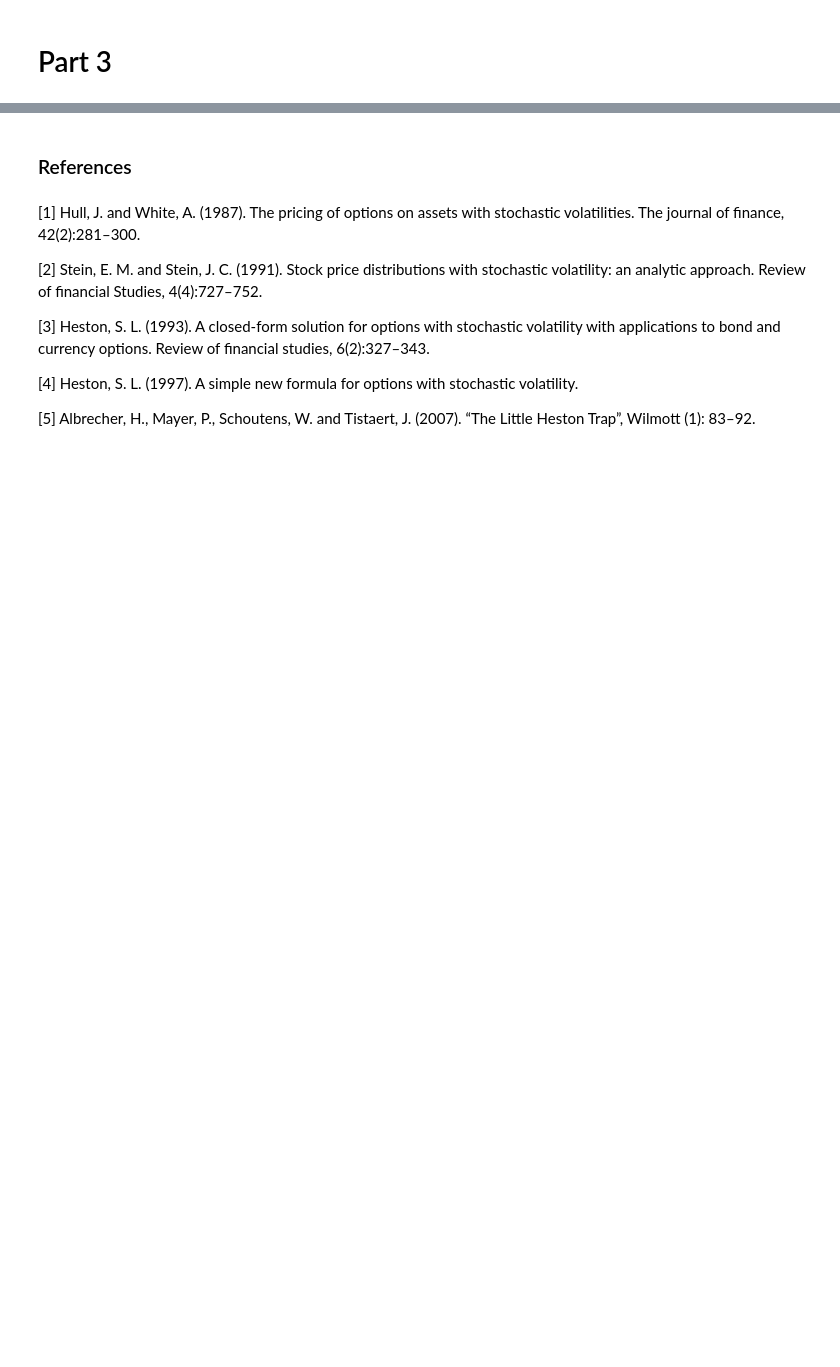
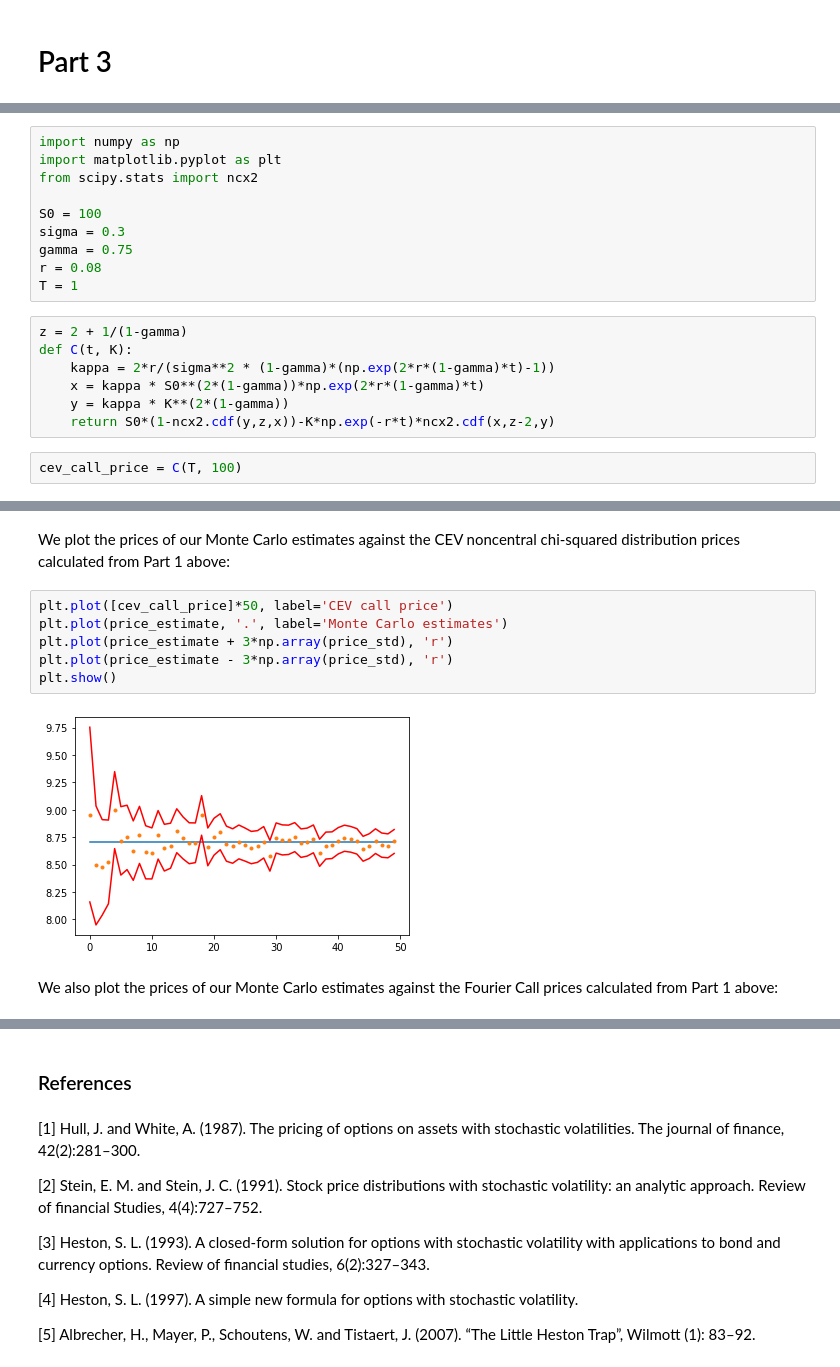
Before and after one commit to kyle-nguyennn/wqu-computational-finance, a Jupyter notebook: week5/Week 5.ipynb, the cells around one changed output, grey strips where cells are left out. Cells and saved outputs as stored; diff of their text form; blank space fills up the shorter version.

```diff
--- a/week5/Week 5.ipynb
+++ b/week5/Week 5.ipynb
@@ -241,0 +251,19 @@ for size in sample_sizes:
+# %%
+import numpy as np
+import matplotlib.pyplot as plt
+from scipy.stats import ncx2
+
+S0 = 100
+sigma = 0.3
+gamma = 0.75
+r = 0.08
+T = 1
+# %%
+z = 2 + 1/(1-gamma)
+def C(t, K):
+    kappa = 2*r/(sigma**2 * (1-gamma)*(np.exp(2*r*(1-gamma)*t)-1))
+    x = kappa * S0**(2*(1-gamma))*np.exp(2*r*(1-gamma)*t)
+    y = kappa * K**(2*(1-gamma))
+    return S0*(1-ncx2.cdf(y,z,x))-K*np.exp(-r*t)*ncx2.cdf(x,z-2,y)
+# %%
+cev_call_price = C(T, 100)
@@ -244,3 +276,15 @@ for size in sample_sizes:
+# %% [markdown]
+We plot the prices of our Monte Carlo estimates against the CEV noncentral chi-squared distribution prices calculated from Part 1 above:
+# %%
+plt.plot([cev_call_price]*50, label='CEV call price')
+plt.plot(price_estimate, '.', label='Monte Carlo estimates')
+plt.plot(price_estimate + 3*np.array(price_std), 'r')
+plt.plot(price_estimate - 3*np.array(price_std), 'r')
+plt.show()
+# %% [output]
+[figure, added]
+# %% [markdown]
+We also plot the prices of our Monte Carlo estimates against the Fourier Call prices calculated from Part 1 above:
 # %%
 plt.plot([fourier_call_val]*50, label='Fourier Call price')
 plt.plot(price_estimate, '.', label='Monte Carlo estimates')
```
Also changed, not shown: parts of 17 cells of this notebook.
